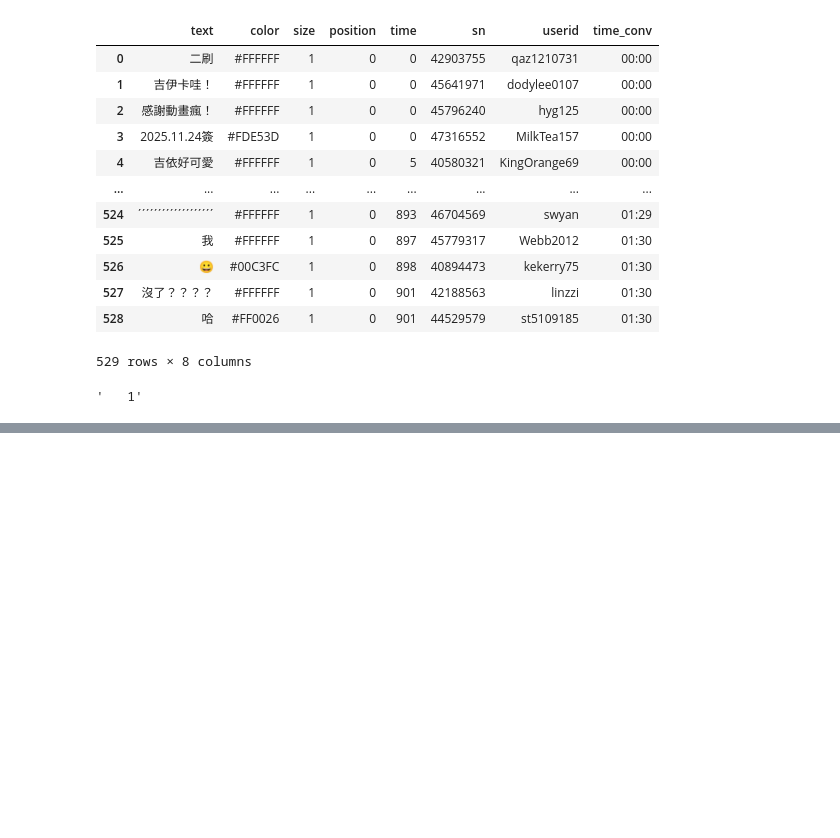
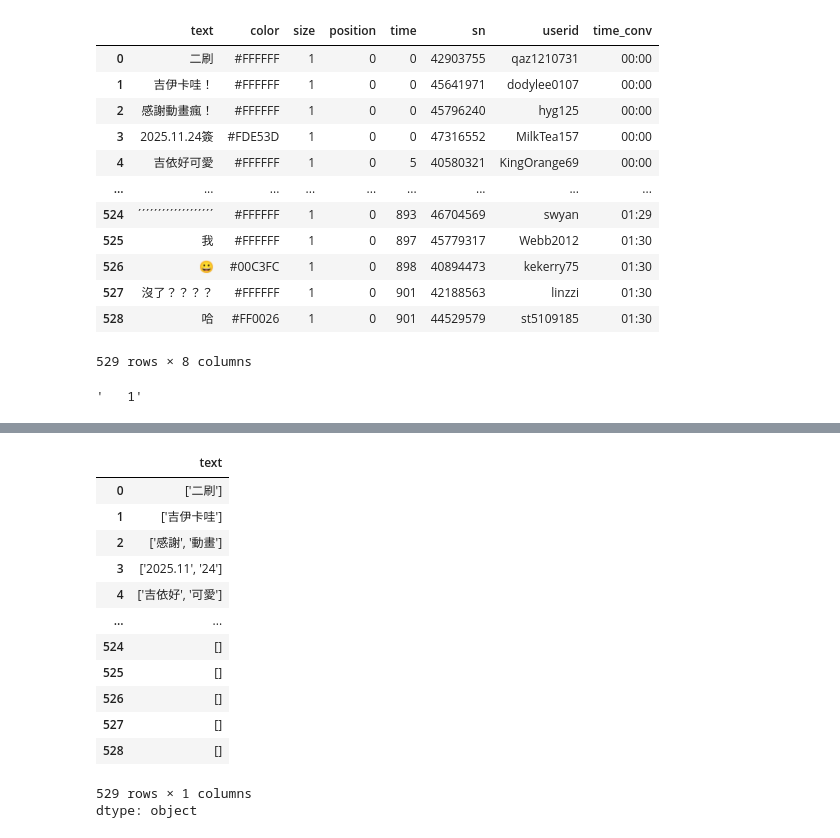
Before and after one commit to Elwing-Chou/tibame_night_20251120, a Jupyter notebook: tibame20251220.ipynb, the cells around one changed output, grey strips where cells are left out. Cells and saved outputs as stored; diff of their text form; code cells hidden in the pictures; blank space fills up the shorter version.

```diff
--- a/tibame20251220.ipynb
+++ b/tibame20251220.ipynb
@@ -158,0 +172,33 @@ df
+# %%
+import jieba
+import urllib.request as req
+
+url = "https://github.com/fxsjy/jieba/raw/master/extra_dict/dict.txt.big"
+req.urlretrieve(url, "big")
+jieba.set_dictionary("big")
+# %%
+import jieba.analyse
+s = "台灣最大入口網站，Yahoo奇摩新聞提供跨平台、即時、多元、專業的最新時事動態，讓你隨時隨地瀏覽最新新聞"
+jieba.analyse.extract_tags(s)
+jieba.add_word("吉伊卡哇")
+# %%
+def func(s):
+    tags = jieba.analyse.extract_tags(s)
+    return str(tags)
+
+df["text"].apply(func)
+# %% [output]
+|  | text |
+| 0 | ['二刷'] |
+| 1 | ['吉伊卡哇'] |
+| 2 | ['感謝', '動畫'] |
+| 3 | ['2025.11', '24'] |
+| 4 | ['吉依好', '可愛'] |
+| ... | ... |
+| 524 | [] |
+| 525 | [] |
+| 526 | [] |
+| 527 | [] |
+| 528 | [] |
+529 rows × 1 columns
+dtype: object
```
Also changed, not shown: parts of 2 cells of this notebook.
